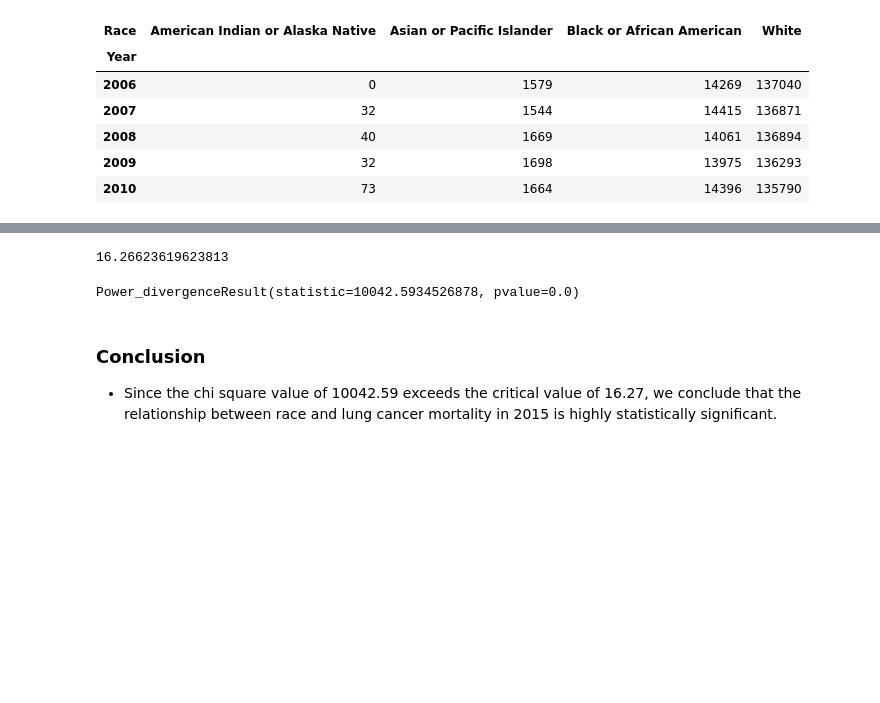
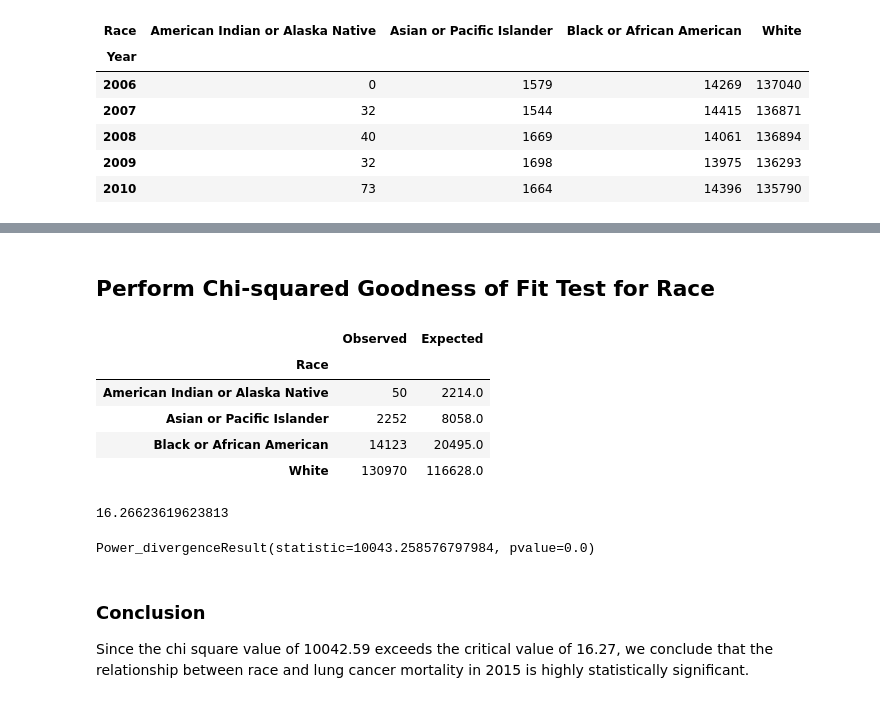
Before and after one commit to gretelup/dataviz-project1, a Jupyter notebook: CDC_Pie_Chart.ipynb, the cells around one changed output, grey strips where cells are left out. Cells and saved outputs as stored; diff of their text form; code cells hidden in the pictures; blank space fills up the shorter version.

```diff
--- a/CDC_Pie_Chart.ipynb
+++ b/CDC_Pie_Chart.ipynb
@@ -94,23 +112,31 @@ plt.show()
+# %% [markdown]
+## Perform Chi-squared Goodness of Fit Test for Race
 # %%
-# Perform Chi-squared Goodness of Fit Test for Race
-
 # Create dataframe of observed and expected values
 deaths_2015 = lung_df[lung_df.Year==2015].groupby(["Year"])["Deaths"].sum()
-expected_2015 = [x*deaths_2015[2015] for x in pop_race_perc]
+expected_2015 = [round(x*deaths_2015[2015]) for x in pop_race_perc]
 observed_2015 = lung_race_df.loc[2015]
 races_df = pd.DataFrame({"Observed": observed_2015, "Expected": expected_2015})
-
-# Determine critical value for a p-value of .001 and
-critical_value = stats.chi2.ppf(q = 0.999, df = 3)
-critical_value
+races_df
 # %% [output]
-16.26623619623813
+|  | Observed | Expected |
+| Race |  |  |
+| American Indian or Alaska Native | 50 | 2214.0 |
+| Asian or Pacific Islander | 2252 | 8058.0 |
+| Black or African American | 14123 | 20495.0 |
+| White | 130970 | 116628.0 |
+# %%
+# Determine critical value for a p-value of .001 and
+critical_value = stats.chi2.ppf(q = 0.999, df = 3)
+critical_value
+# %% [output]
+16.26623619623813
 # %%
 # Run the chi square test with stats.chisquare()
 stats.chisquare(races_df["Observed"], races_df["Expected"])
 # %% [output]
-Power_divergenceResult(statistic=10042.5934526878, pvalue=0.0)
+Power_divergenceResult(statistic=10043.258576797984, pvalue=0.0)
 # %% [markdown]
 ### Conclusion
 
-* Since the chi square value of 10042.59 exceeds the critical value of 16.27, we conclude that the relationship between race and lung cancer mortality in 2015 is highly statistically significant.
+Since the chi square value of 10042.59 exceeds the critical value of 16.27, we conclude that the relationship between race and lung cancer mortality in 2015 is highly statistically significant.
```
Also changed, not shown: parts of 2 cells of this notebook, 2 other files.
